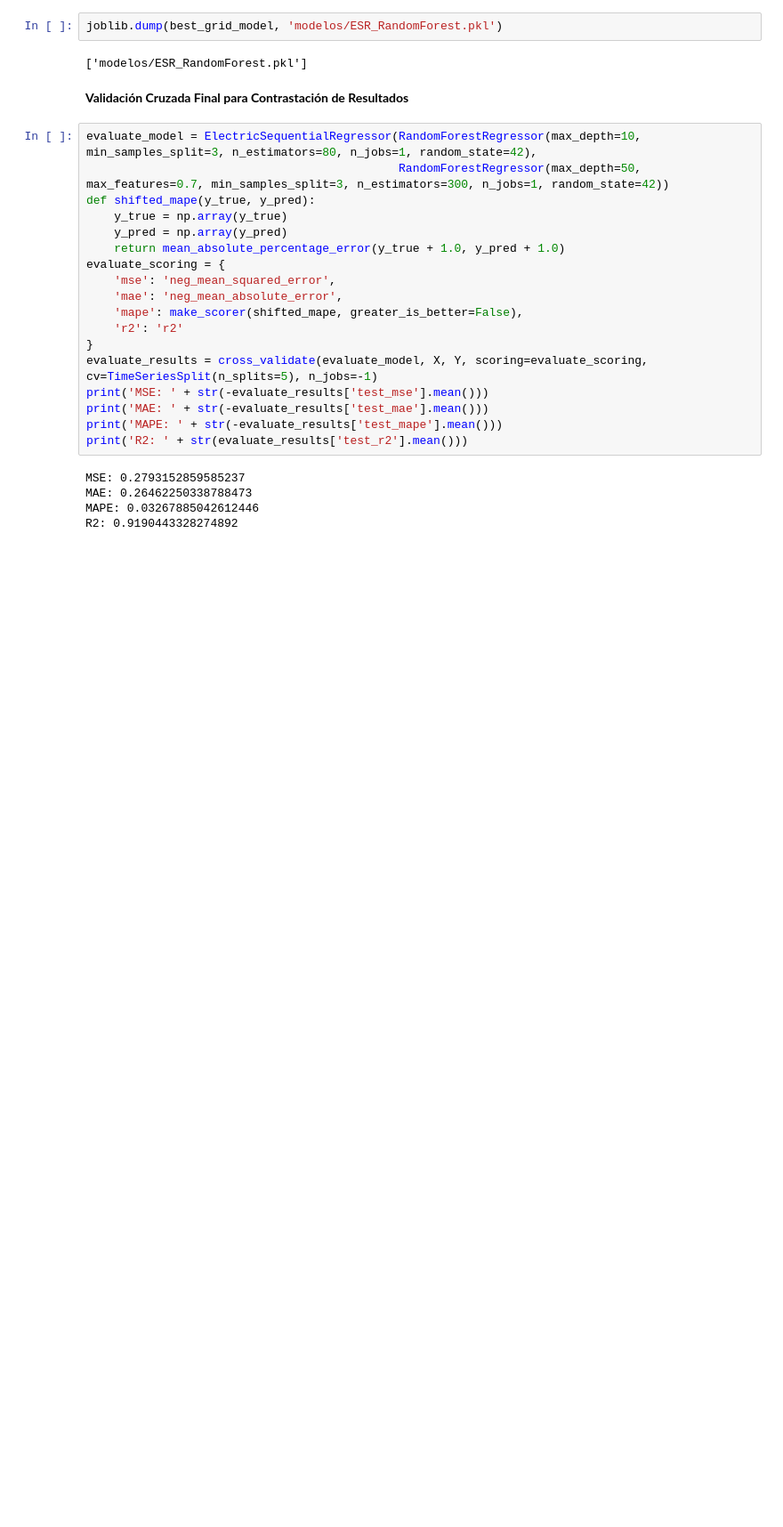
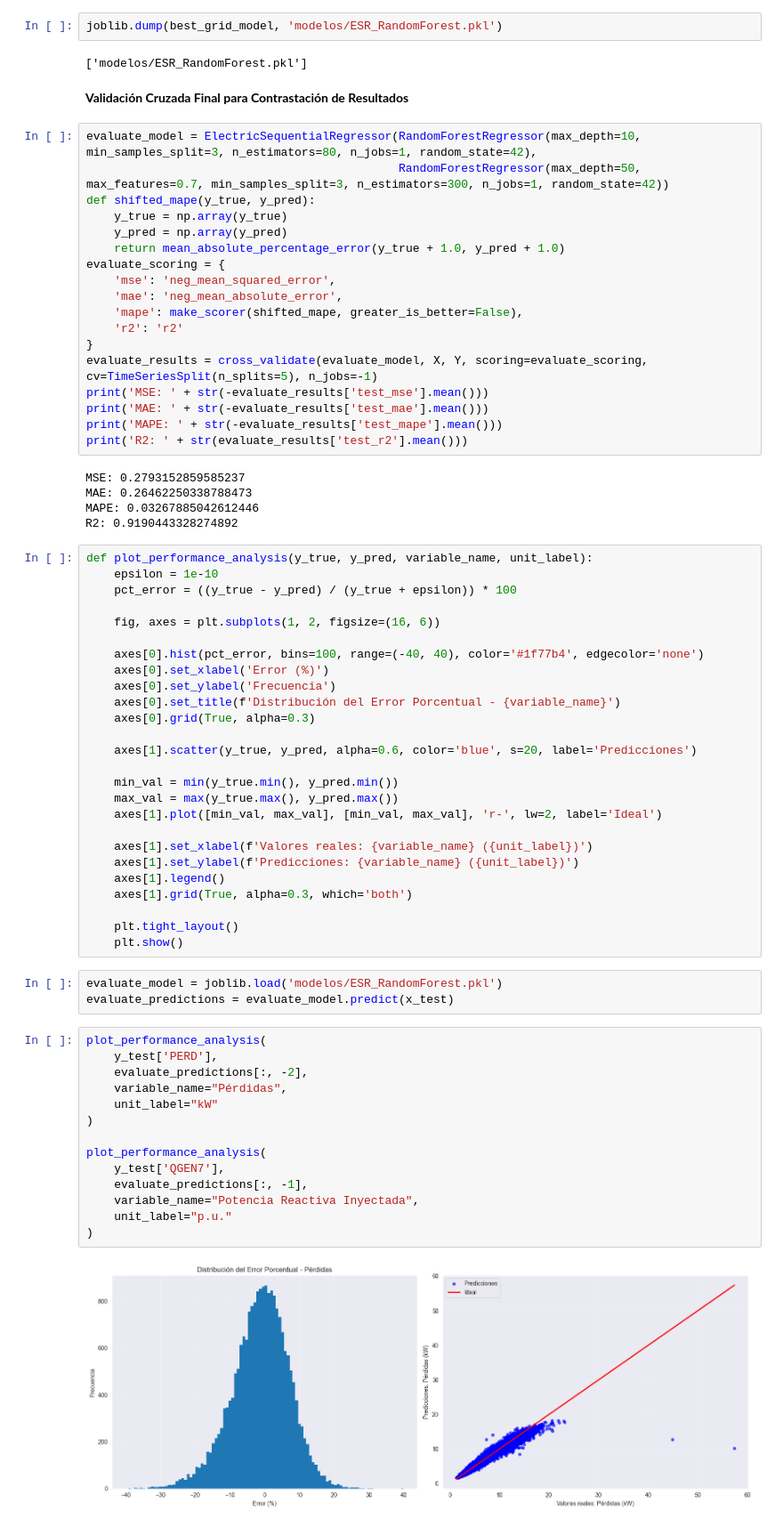
Before and after one commit to danilr16/TFG_Smart_Grids, a Jupyter notebook: Proyecto/entrenamiento/ESR_RandomForest_Train.ipynb, the cells around one changed output. Shown at 89% size. Drawn from its saved outputs; the diff is of its cells as text; blank space fills up the shorter version.

Commit message:
Added Grafics to Evaluate

```diff
--- a/Proyecto/entrenamiento/ESR_RandomForest_Train.ipynb
+++ b/Proyecto/entrenamiento/ESR_RandomForest_Train.ipynb
@@ -249,3 +249,48 @@ MSE: 0.2793152859585237
 MAE: 0.26462250338788473
 MAPE: 0.03267885042612446
 R2: 0.9190443328274892
+# %%
+def plot_performance_analysis(y_true, y_pred, variable_name, unit_label):
+    epsilon = 1e-10
+    pct_error = ((y_true - y_pred) / (y_true + epsilon)) * 100
+
+    fig, axes = plt.subplots(1, 2, figsize=(16, 6))
+
+    axes[0].hist(pct_error, bins=100, range=(-40, 40), color='#1f77b4', edgecolor='none')
+    axes[0].set_xlabel('Error (%)')
+    axes[0].set_ylabel('Frecuencia')
+    axes[0].set_title(f'Distribución del Error Porcentual - {variable_name}')
+    axes[0].grid(True, alpha=0.3)
+
+    axes[1].scatter(y_true, y_pred, alpha=0.6, color='blue', s=20, label='Predicciones')
+
+    min_val = min(y_true.min(), y_pred.min())
+    max_val = max(y_true.max(), y_pred.max())
+    axes[1].plot([min_val, max_val], [min_val, max_val], 'r-', lw=2, label='Ideal')
+
+    axes[1].set_xlabel(f'Valores reales: {variable_name} ({unit_label})')
+    axes[1].set_ylabel(f'Predicciones: {variable_name} ({unit_label})')
+    axes[1].legend()
+    axes[1].grid(True, alpha=0.3, which='both')
+
+    plt.tight_layout()
+    plt.show()
+# %%
+evaluate_model = joblib.load('modelos/ESR_RandomForest.pkl')
+evaluate_predictions = evaluate_model.predict(x_test)
+# %%
+plot_performance_analysis(
+    y_test['PERD'],
+    evaluate_predictions[:, -2],
+    variable_name="Pérdidas",
+    unit_label="kW"
+)
+
+plot_performance_analysis(
+    y_test['QGEN7'],
+    evaluate_predictions[:, -1],
+    variable_name="Potencia Reactiva Inyectada",
+    unit_label="p.u."
+)
+# %% [output]
+[figure, added]
```
Also changed, not shown: parts of 1 cell of this notebook, 2 other files.
